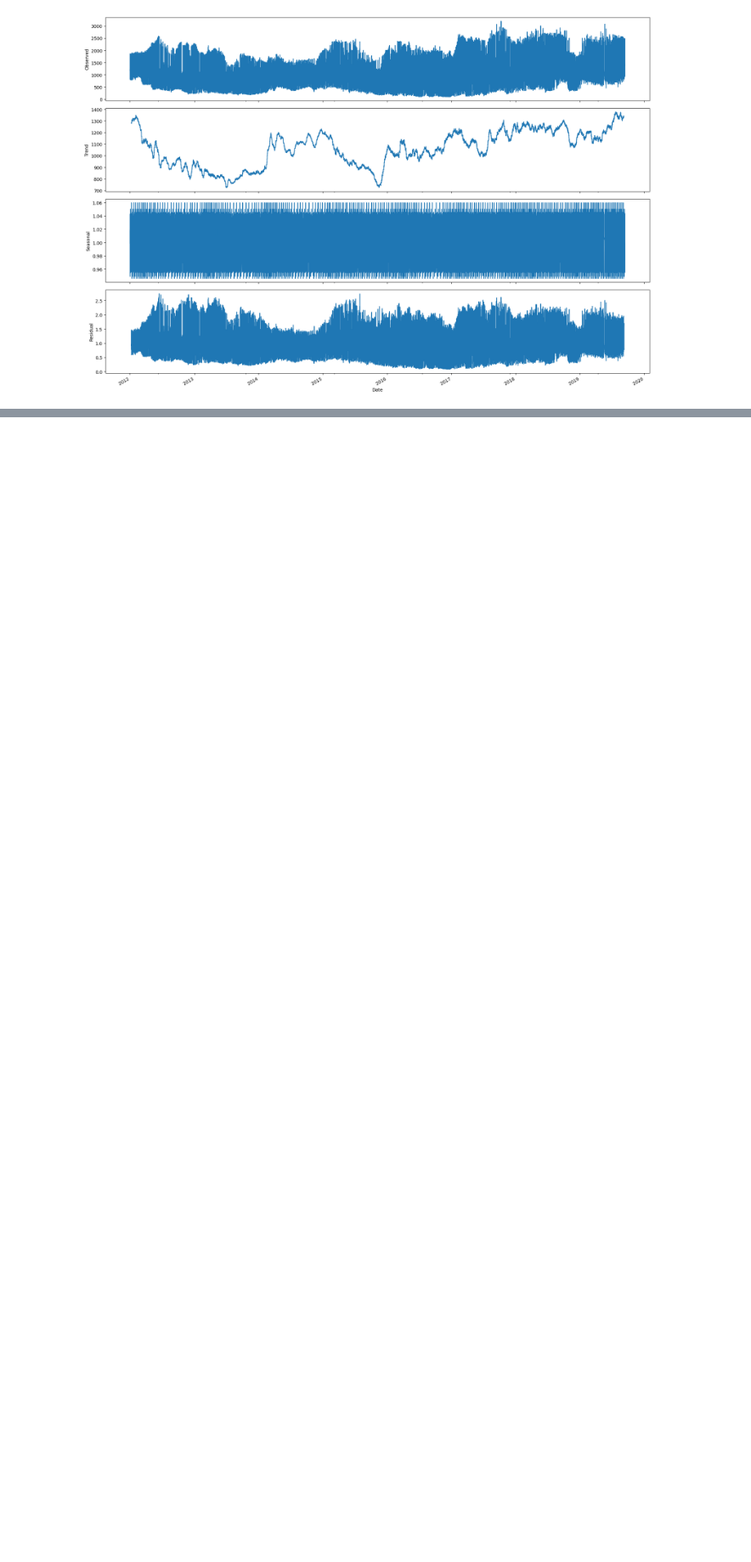
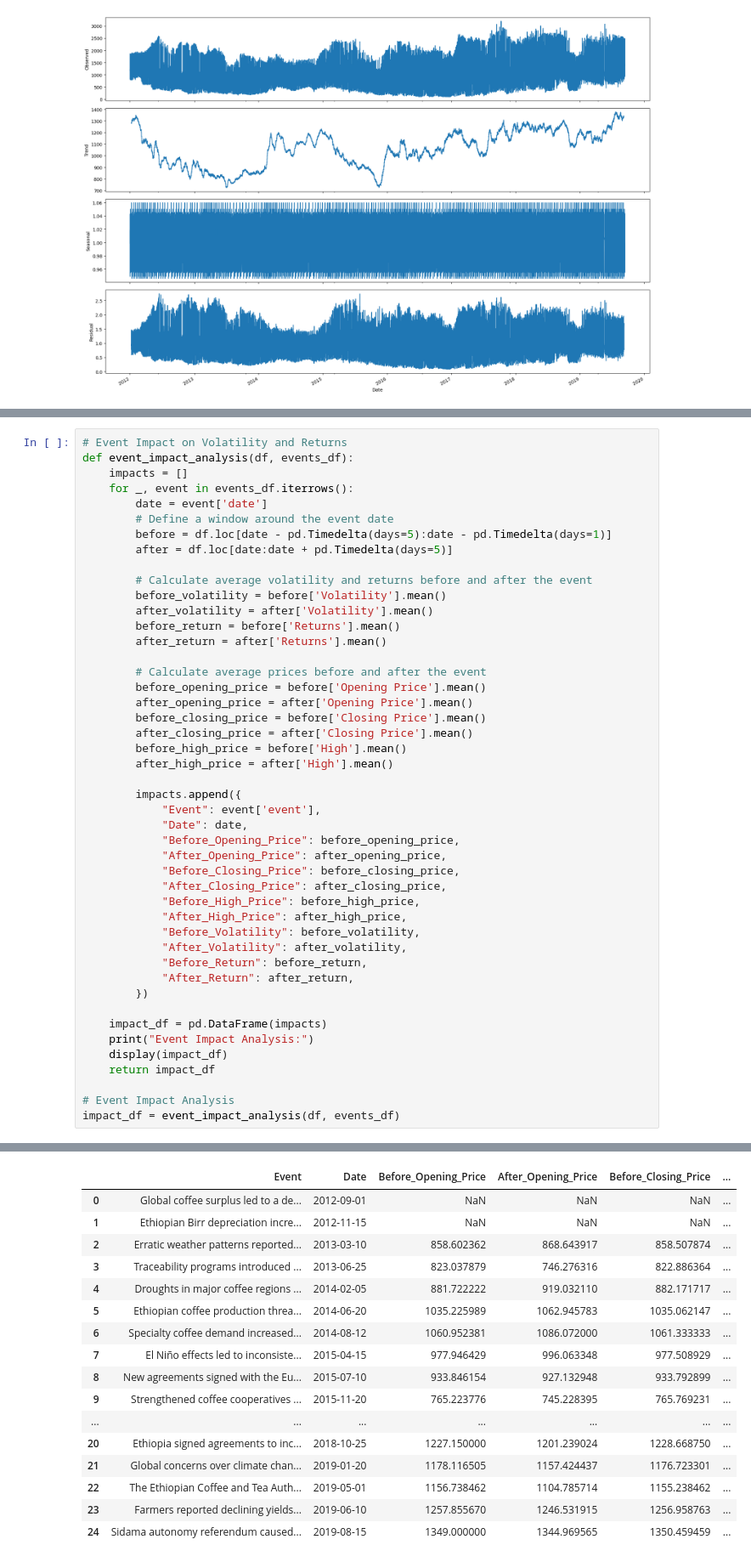
Before and after one commit to yohannestayez/Coffee-Price-Prediction, a Jupyter notebook: notebooks/Data_Preprocessing.ipynb, the cells around one changed output, grey strips where cells are left out. Shown at 85% size. Drawn from its saved outputs; the diff is of its cells as text; blank space fills up the shorter version.

```diff
--- a/notebooks/Data_Preprocessing.ipynb
+++ b/notebooks/Data_Preprocessing.ipynb
@@ -279,0 +474,47 @@ Expected Shortfall (ES) at 5.0% confidence level: -0.6815
+# %%
+# Event Impact on Volatility and Returns
+def event_impact_analysis(df, events_df):
+    impacts = []
+    for _, event in events_df.iterrows():
+        date = event['date']
+        # Define a window around the event date
+        before = df.loc[date - pd.Timedelta(days=5):date - pd.Timedelta(days=1)]
+        after = df.loc[date:date + pd.Timedelta(days=5)]
+
+        # Calculate average volatility and returns before and after the event
+        before_volatility = before['Volatility'].mean()
+        after_volatility = after['Volatility'].mean()
+        before_return = before['Returns'].mean()
+        after_return = after['Returns'].mean()
+
+        # Calculate average prices before and after the event
+        before_opening_price = before['Opening Price'].mean()
+        after_opening_price = after['Opening Price'].mean()
+        before_closing_price = before['Closing Price'].mean()
+        after_closing_price = after['Closing Price'].mean()
+        before_high_price = before['High'].mean()
+        after_high_price = after['High'].mean()
+
+        impacts.append({
+            "Event": event['event'],
+            "Date": date,
+            "Before_Opening_Price": before_opening_price,
+            "After_Opening_Price": after_opening_price,
+            "Before_Closing_Price": before_closing_price,
+            "After_Closing_Price": after_closing_price,
+            "Before_High_Price": before_high_price,
+            "After_High_Price": after_high_price,
+            "Before_Volatility": before_volatility,
+            "After_Volatility": after_volatility,
+            "Before_Return": before_return,
+            "After_Return": after_return,
+        })
+
+    impact_df = pd.DataFrame(impacts)
+    print("Event Impact Analysis:")
+    display(impact_df)
+    return impact_df
+
+# Event Impact Analysis
+impact_df = event_impact_analysis(df, events_df)
+# %% [output]
@@ -279,0 +522,17 @@ Expected Shortfall (ES) at 5.0% confidence level: -0.6815
+|  | Event | Date | Before_Opening_Price | After_Opening_Price | Before_Closing_Price | ... |
+| 0 | Global coffee surplus led to a de... | 2012-09-01 | NaN | NaN | NaN | ... |
+| 1 | Ethiopian Birr depreciation incre... | 2012-11-15 | NaN | NaN | NaN | ... |
+| 2 | Erratic weather patterns reported... | 2013-03-10 | 858.602362 | 868.643917 | 858.507874 | ... |
+| 3 | Traceability programs introduced ... | 2013-06-25 | 823.037879 | 746.276316 | 822.886364 | ... |
+| 4 | Droughts in major coffee regions ... | 2014-02-05 | 881.722222 | 919.032110 | 882.171717 | ... |
+| 5 | Ethiopian coffee production threa... | 2014-06-20 | 1035.225989 | 1062.945783 | 1035.062147 | ... |
+| 6 | Specialty coffee demand increased... | 2014-08-12 | 1060.952381 | 1086.072000 | 1061.333333 | ... |
+| 7 | El Niño effects led to inconsiste... | 2015-04-15 | 977.946429 | 996.063348 | 977.508929 | ... |
+| 8 | New agreements signed with the Eu... | 2015-07-10 | 933.846154 | 927.132948 | 933.792899 | ... |
+| 9 | Strengthened coffee cooperatives ... | 2015-11-20 | 765.223776 | 745.228395 | 765.769231 | ... |
+| ... | ... | ... | ... | ... | ... | ... |
+| 20 | Ethiopia signed agreements to inc... | 2018-10-25 | 1227.150000 | 1201.239024 | 1228.668750 | ... |
+| 21 | Global concerns over climate chan... | 2019-01-20 | 1178.116505 | 1157.424437 | 1176.723301 | ... |
+| 22 | The Ethiopian Coffee and Tea Auth... | 2019-05-01 | 1156.738462 | 1104.785714 | 1155.238462 | ... |
+| 23 | Farmers reported declining yields... | 2019-06-10 | 1257.855670 | 1246.531915 | 1256.958763 | ... |
+| 24 | Sidama autonomy referendum caused... | 2019-08-15 | 1349.000000 | 1344.969565 | 1350.459459 | ... |
```
Also changed, not shown: parts of 9 cells of this notebook, 1 other file.
